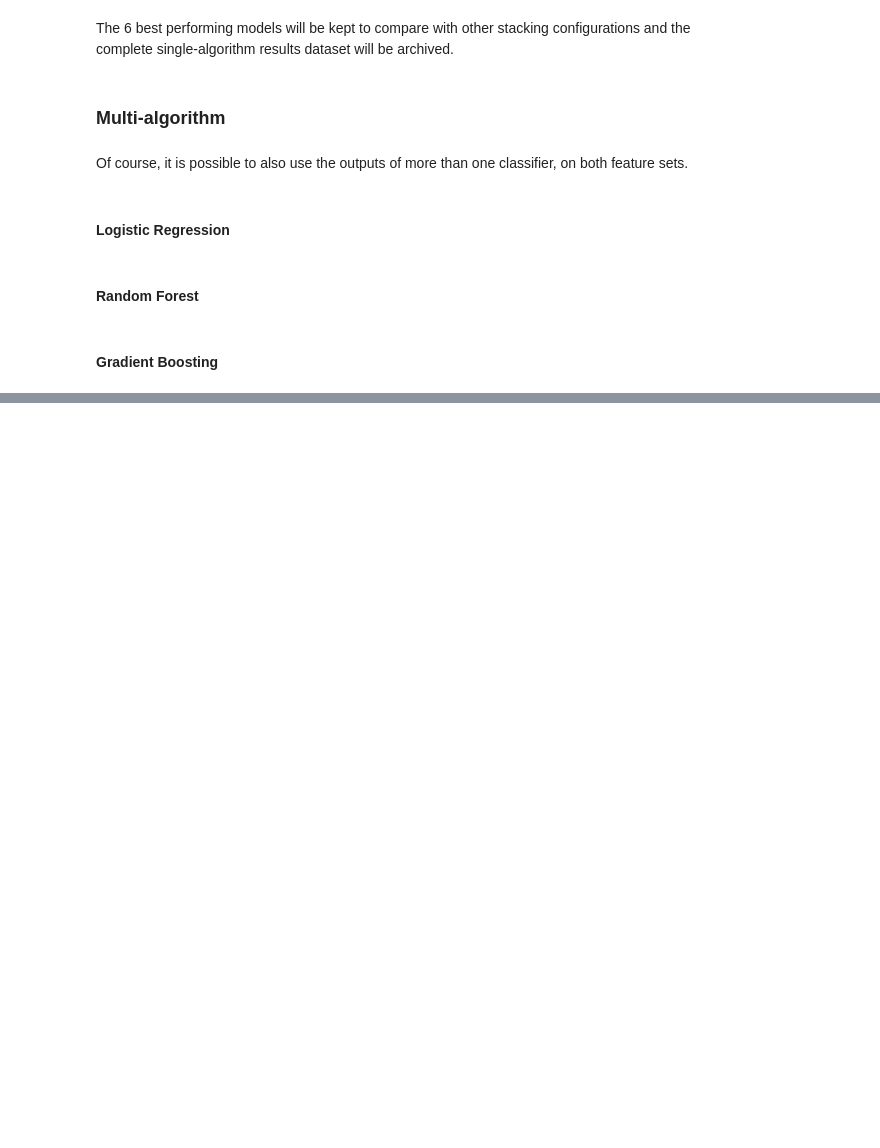
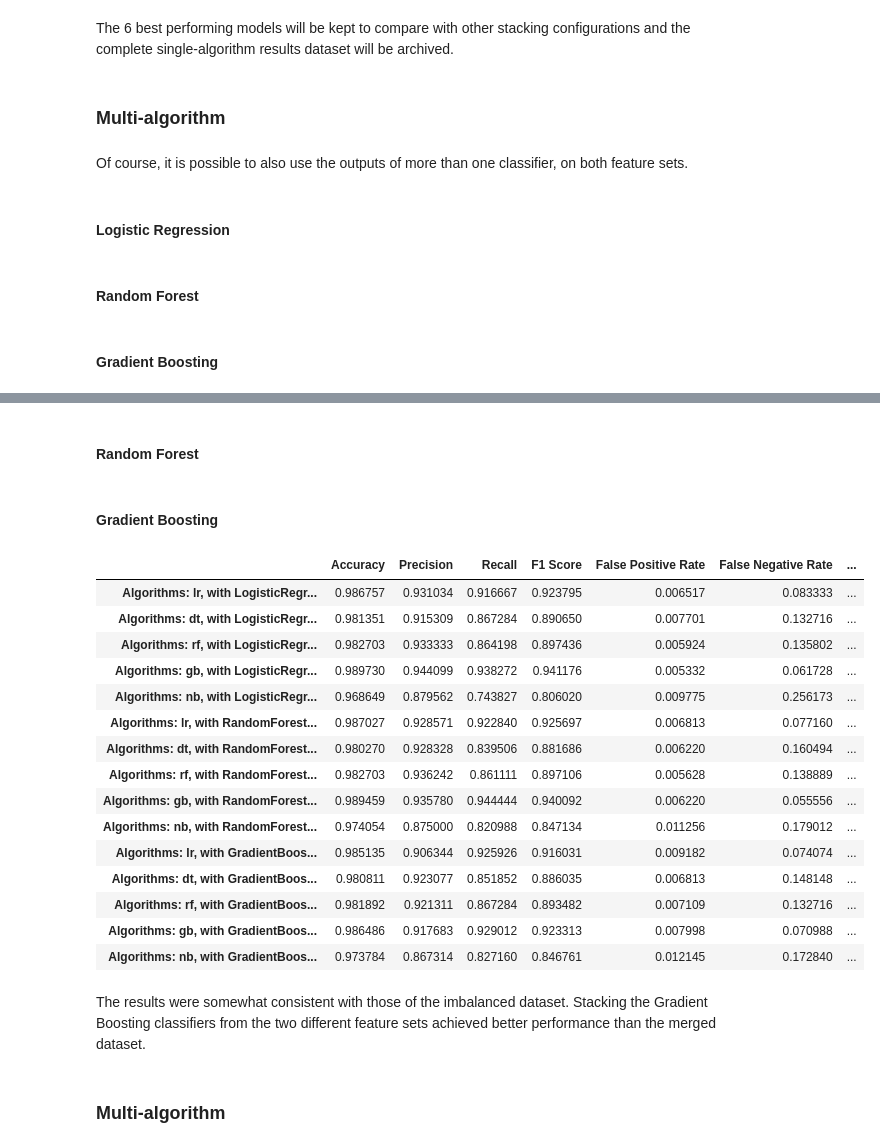
Before and after one commit to liakoyras/thesis-phishing-email-detection, a Jupyter notebook: Style and Content Classification.ipynb, the cells around one changed output, grey strips where cells are left out. Saved outputs shown, nothing was run; the diff lists cells and outputs as text; code cells hidden in the pictures; blank space fills up the shorter version.

```diff
--- a/Style and Content Classification.ipynb
+++ b/Style and Content Classification.ipynb
@@ -654,0 +681,2 @@ results_stacking_balanced_best.sort_values(by=['F1 Score'], ascending = [False])
+# %%
+results_stacking_imbalanced_single = pd.DataFrame()
@@ -654,0 +705,65 @@ results_stacking_balanced_best.sort_values(by=['F1 Score'], ascending = [False])
+# %% [markdown]
+#### Random Forest
+# %%
+stacked_clf = ml.train_stacked_models(stacking_models_imbalanced, train_feature_sets_imbalanced, style_train_imbalanced['target'], final_classifier=rf, exclude_models=['dt', 'rf', 'gb', 'nb'])
+stacked_preds = ml.test_stacked_models(stacking_models_imbalanced, test_feature_sets_imbalanced, style_test_imbalanced['target'], stacked_clf, exclude_models=['dt', 'rf', 'gb', 'nb'])
+results_stacking_imbalanced_single = pd.concat([results_stacking_imbalanced_single, stacked_preds['results']])
+
+stacked_clf = ml.train_stacked_models(stacking_models_imbalanced, train_feature_sets_imbalanced, style_train_imbalanced['target'], final_classifier=rf, exclude_models=['lr', 'rf', 'gb', 'nb'])
+stacked_preds = ml.test_stacked_models(stacking_models_imbalanced, test_feature_sets_imbalanced, style_test_imbalanced['target'], stacked_clf, exclude_models=['lr', 'rf', 'gb', 'nb'])
+results_stacking_imbalanced_single = pd.concat([results_stacking_imbalanced_single, stacked_preds['results']])
+
+stacked_clf = ml.train_stacked_models(stacking_models_imbalanced, train_feature_sets_imbalanced, style_train_imbalanced['target'], final_classifier=rf, exclude_models=['lr', 'dt', 'gb', 'nb'])
+stacked_preds = ml.test_stacked_models(stacking_models_imbalanced, test_feature_sets_imbalanced, style_test_imbalanced['target'], stacked_clf, exclude_models=['lr', 'dt', 'gb', 'nb'])
+results_stacking_imbalanced_single = pd.concat([results_stacking_imbalanced_single, stacked_preds['results']])
+
+stacked_clf = ml.train_stacked_models(stacking_models_imbalanced, train_feature_sets_imbalanced, style_train_imbalanced['target'], final_classifier=rf, exclude_models=['lr', 'dt', 'rf', 'nb'])
+stacked_preds = ml.test_stacked_models(stacking_models_imbalanced, test_feature_sets_imbalanced, style_test_imbalanced['target'], stacked_clf, exclude_models=['lr', 'dt', 'rf', 'nb'])
+results_stacking_imbalanced_single = pd.concat([results_stacking_imbalanced_single, stacked_preds['results']])
+
+stacked_clf = ml.train_stacked_models(stacking_models_imbalanced, train_feature_sets_imbalanced, style_train_imbalanced['target'], final_classifier=rf, exclude_models=['lr', 'dt', 'rf', 'gb'])
+stacked_preds = ml.test_stacked_models(stacking_models_imbalanced, test_feature_sets_imbalanced, style_test_imbalanced['target'], stacked_clf, exclude_models=['lr', 'dt', 'rf', 'gb'])
+results_stacking_imbalanced_single = pd.concat([results_stacking_imbalanced_single, stacked_preds['results']])
+# %% [markdown]
+#### Gradient Boosting
+# %%
+stacked_clf = ml.train_stacked_models(stacking_models_imbalanced, train_feature_sets_imbalanced, style_train_imbalanced['target'], final_classifier=gb, exclude_models=['dt', 'rf', 'gb', 'nb'])
+stacked_preds = ml.test_stacked_models(stacking_models_imbalanced, test_feature_sets_imbalanced, style_test_imbalanced['target'], stacked_clf, exclude_models=['dt', 'rf', 'gb', 'nb'])
+results_stacking_imbalanced_single = pd.concat([results_stacking_imbalanced_single, stacked_preds['results']])
+
+stacked_clf = ml.train_stacked_models(stacking_models_imbalanced, train_feature_sets_imbalanced, style_train_imbalanced['target'], final_classifier=gb, exclude_models=['lr', 'rf', 'gb', 'nb'])
+stacked_preds = ml.test_stacked_models(stacking_models_imbalanced, test_feature_sets_imbalanced, style_test_imbalanced['target'], stacked_clf, exclude_models=['lr', 'rf', 'gb', 'nb'])
+results_stacking_imbalanced_single = pd.concat([results_stacking_imbalanced_single, stacked_preds['results']])
+
+stacked_clf = ml.train_stacked_models(stacking_models_imbalanced, train_feature_sets_imbalanced, style_train_imbalanced['target'], final_classifier=gb, exclude_models=['lr', 'dt', 'gb', 'nb'])
+stacked_preds = ml.test_stacked_models(stacking_models_imbalanced, test_feature_sets_imbalanced, style_test_imbalanced['target'], stacked_clf, exclude_models=['lr', 'dt', 'gb', 'nb'])
+results_stacking_imbalanced_single = pd.concat([results_stacking_imbalanced_single, stacked_preds['results']])
+
+stacked_clf = ml.train_stacked_models(stacking_models_imbalanced, train_feature_sets_imbalanced, style_train_imbalanced['target'], final_classifier=gb, exclude_models=['lr', 'dt', 'rf', 'nb'])
+stacked_preds = ml.test_stacked_models(stacking_models_imbalanced, test_feature_sets_imbalanced, style_test_imbalanced['target'], stacked_clf, exclude_models=['lr', 'dt', 'rf', 'nb'])
+results_stacking_imbalanced_single = pd.concat([results_stacking_imbalanced_single, stacked_preds['results']])
+
+stacked_clf = ml.train_stacked_models(stacking_models_imbalanced, train_feature_sets_imbalanced, style_train_imbalanced['target'], final_classifier=gb, exclude_models=['lr', 'dt', 'rf', 'gb'])
+stacked_preds = ml.test_stacked_models(stacking_models_imbalanced, test_feature_sets_imbalanced, style_test_imbalanced['target'], stacked_clf, exclude_models=['lr', 'dt', 'rf', 'gb'])
+results_stacking_imbalanced_single = pd.concat([results_stacking_imbalanced_single, stacked_preds['results']])
+# %%
+results_stacking_imbalanced_single
+# %% [output]
+|  | Accuracy | Precision | Recall | F1 Score | False Positive Rate | False Negative Rate | ... |
+| Algorithms: lr, with LogisticRegr... | 0.986757 | 0.931034 | 0.916667 | 0.923795 | 0.006517 | 0.083333 | ... |
+| Algorithms: dt, with LogisticRegr... | 0.981351 | 0.915309 | 0.867284 | 0.890650 | 0.007701 | 0.132716 | ... |
+| Algorithms: rf, with LogisticRegr... | 0.982703 | 0.933333 | 0.864198 | 0.897436 | 0.005924 | 0.135802 | ... |
+| Algorithms: gb, with LogisticRegr... | 0.989730 | 0.944099 | 0.938272 | 0.941176 | 0.005332 | 0.061728 | ... |
+| Algorithms: nb, with LogisticRegr... | 0.968649 | 0.879562 | 0.743827 | 0.806020 | 0.009775 | 0.256173 | ... |
+| Algorithms: lr, with RandomForest... | 0.987027 | 0.928571 | 0.922840 | 0.925697 | 0.006813 | 0.077160 | ... |
+| Algorithms: dt, with RandomForest... | 0.980270 | 0.928328 | 0.839506 | 0.881686 | 0.006220 | 0.160494 | ... |
+| Algorithms: rf, with RandomForest... | 0.982703 | 0.936242 | 0.861111 | 0.897106 | 0.005628 | 0.138889 | ... |
+| Algorithms: gb, with RandomForest... | 0.989459 | 0.935780 | 0.944444 | 0.940092 | 0.006220 | 0.055556 | ... |
+| Algorithms: nb, with RandomForest... | 0.974054 | 0.875000 | 0.820988 | 0.847134 | 0.011256 | 0.179012 | ... |
+| Algorithms: lr, with GradientBoos... | 0.985135 | 0.906344 | 0.925926 | 0.916031 | 0.009182 | 0.074074 | ... |
+| Algorithms: dt, with GradientBoos... | 0.980811 | 0.923077 | 0.851852 | 0.886035 | 0.006813 | 0.148148 | ... |
+| Algorithms: rf, with GradientBoos... | 0.981892 | 0.921311 | 0.867284 | 0.893482 | 0.007109 | 0.132716 | ... |
+| Algorithms: gb, with GradientBoos... | 0.986486 | 0.917683 | 0.929012 | 0.923313 | 0.007998 | 0.070988 | ... |
+| Algorithms: nb, with GradientBoos... | 0.973784 | 0.867314 | 0.827160 | 0.846761 | 0.012145 | 0.172840 | ... |
+# %% [markdown]
+The results were somewhat consistent with those of the imbalanced dataset. Stacking the Gradient Boosting classifiers from the two different feature sets achieved better performance than the merged dataset.
@@ -654,0 +774,2 @@ results_stacking_balanced_best.sort_values(by=['F1 Score'], ascending = [False])
+# %% [markdown]
+### Multi-algorithm
```
Also changed, not shown: parts of 122 cells of this notebook.
